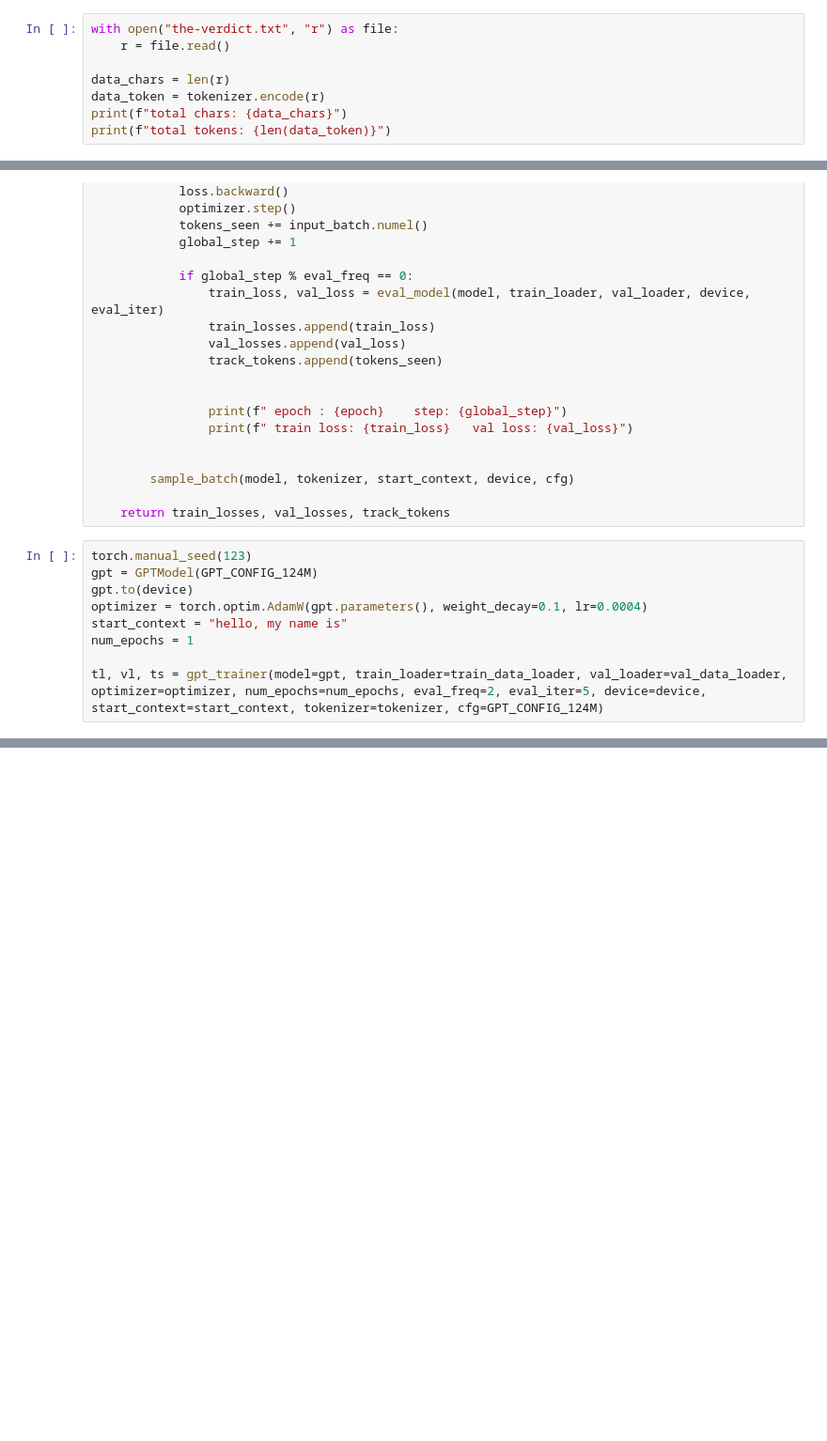
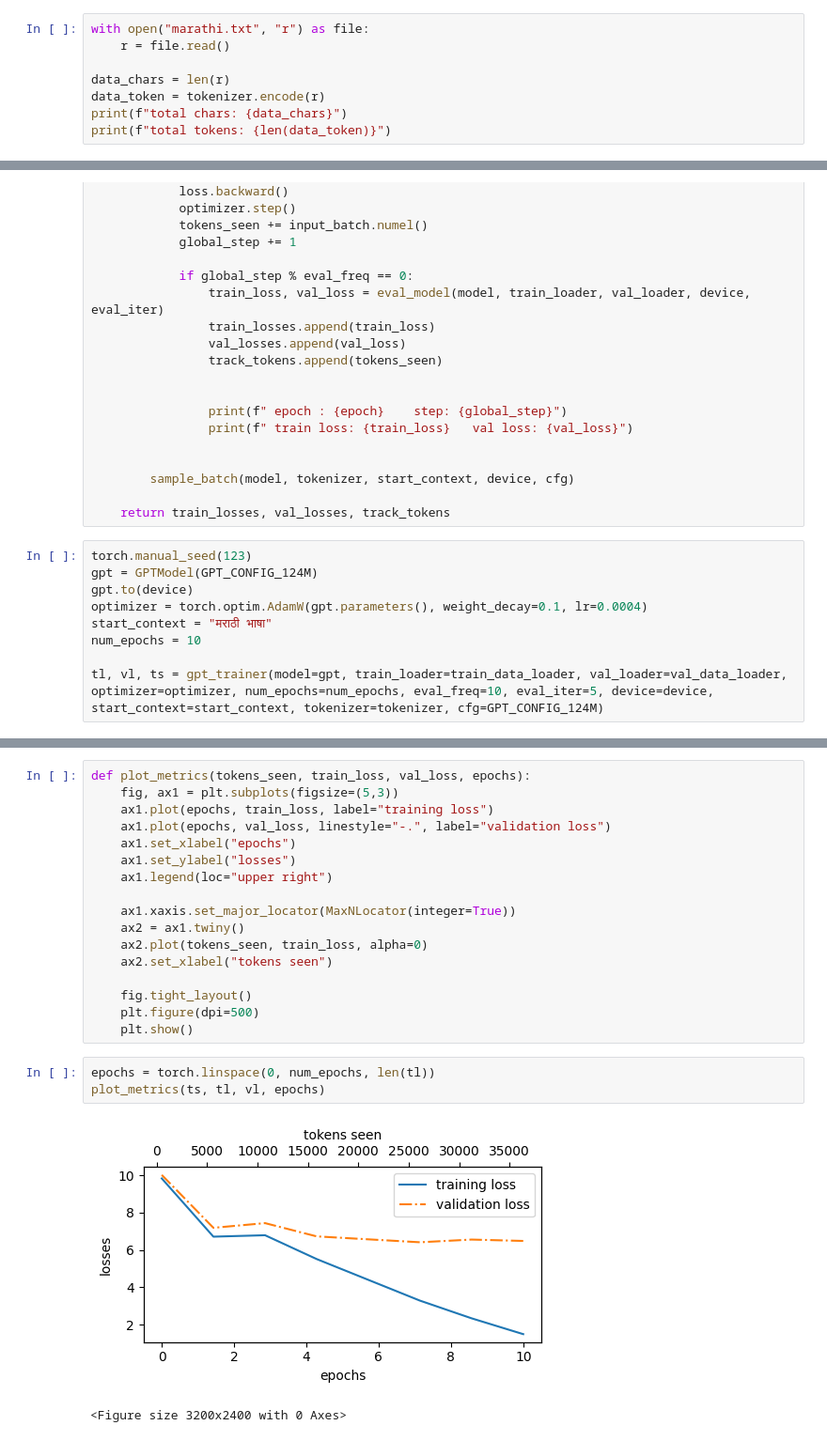
Before and after one commit to aneesh-sathe/AtomicLanguageModel, a Jupyter notebook: trainer.ipynb, the cells around one changed output, grey strips where cells are left out. Shown at 94% size. Saved outputs shown, nothing was run; the diff lists cells and outputs as text; blank space fills up the shorter version.

Commit message:
added: plots

```diff
--- a/trainer.ipynb
+++ b/trainer.ipynb
@@ -40,7 +42,7 @@ def token_to_text(tokens, tokenizer):
     text = tokenizer.decode(tokens.squeeze(0).tolist())
     return text
 # %%
-with open("the-verdict.txt", "r") as file:
+with open("marathi.txt", "r") as file:
     r = file.read()
 
 data_chars = len(r)
@@ -176,9 +183,9 @@ torch.manual_seed(123)
 gpt = GPTModel(GPT_CONFIG_124M)
 gpt.to(device)
 optimizer = torch.optim.AdamW(gpt.parameters(), weight_decay=0.1, lr=0.0004)
-start_context = "hello, my name is"
-num_epochs = 1
+start_context = "मराठी भाषा"
+num_epochs = 10
 
-tl, vl, ts = gpt_trainer(model=gpt, train_loader=train_data_loader, val_loader=val_data_loader, optimizer=optimizer, num_epochs=num_epochs, eval_freq=2, eval_iter=5, device=device, start_context=start_context, tokenizer=tokenizer, cfg=GPT_CONFIG_124M)
+tl, vl, ts = gpt_trainer(model=gpt, train_loader=train_data_loader, val_loader=val_data_loader, optimizer=optimizer, num_epochs=num_epochs, eval_freq=10, eval_iter=5, device=device, start_context=start_context, tokenizer=tokenizer, cfg=GPT_CONFIG_124M)
 # %% [output]
  epoch : 0    step: 0
@@ -192,0 +208,23 @@ hello, my name is the, the the the the the the the,, the the the,,, the the the,
+# %%
+def plot_metrics(tokens_seen, train_loss, val_loss, epochs):
+    fig, ax1 = plt.subplots(figsize=(5,3))
+    ax1.plot(epochs, train_loss, label="training loss")
+    ax1.plot(epochs, val_loss, linestyle="-.", label="validation loss")
+    ax1.set_xlabel("epochs")
+    ax1.set_ylabel("losses")
+    ax1.legend(loc="upper right")
+
+    ax1.xaxis.set_major_locator(MaxNLocator(integer=True))
+    ax2 = ax1.twiny()
+    ax2.plot(tokens_seen, train_loss, alpha=0)
+    ax2.set_xlabel("tokens seen")
+
+    fig.tight_layout()
+    plt.figure(dpi=500)
+    plt.show()
+# %%
+epochs = torch.linspace(0, num_epochs, len(tl))
+plot_metrics(ts, tl, vl, epochs)
+# %% [output]
+[figure, added]
+<Figure size 3200x2400 with 0 Axes>
```
Also changed, not shown: parts of 6 cells of this notebook, 2 other files.
